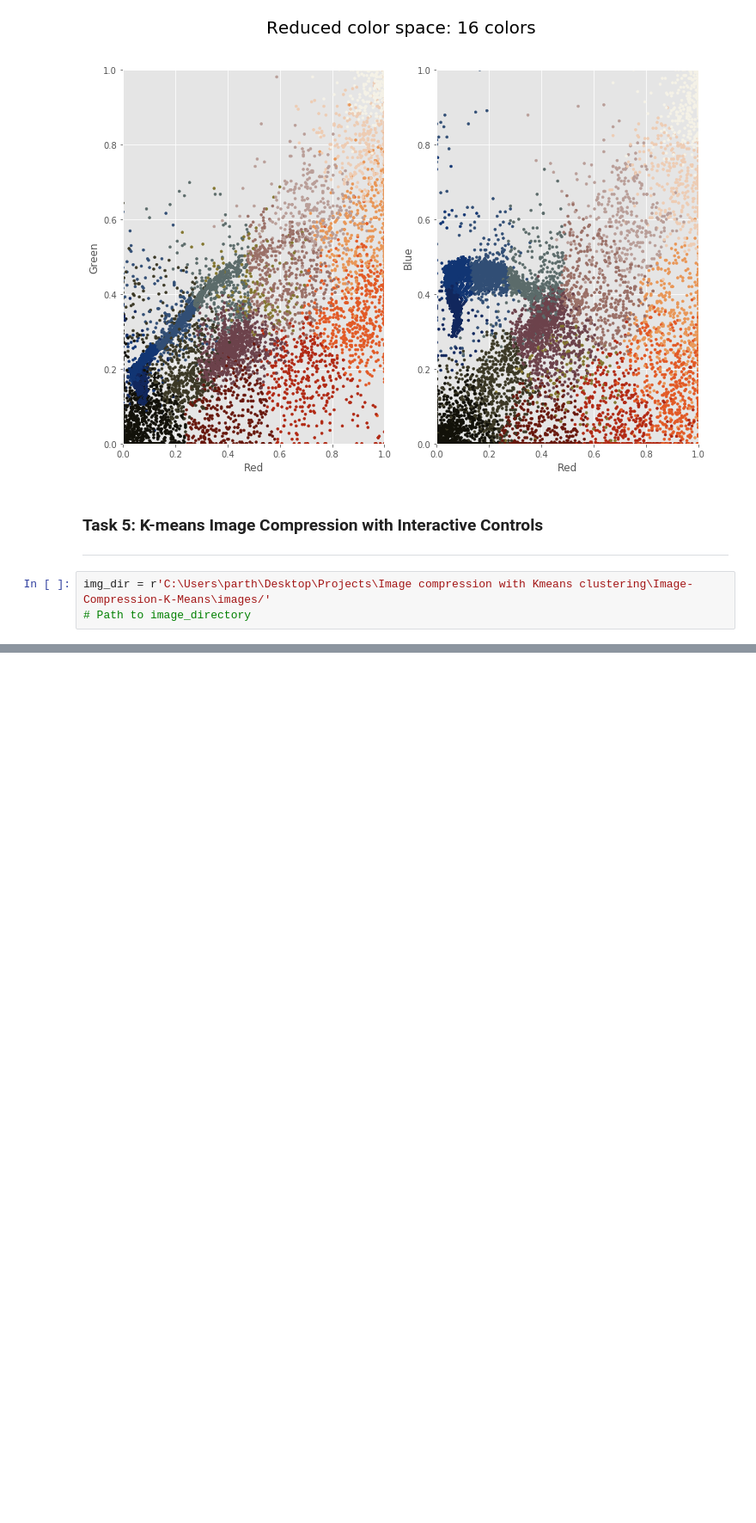
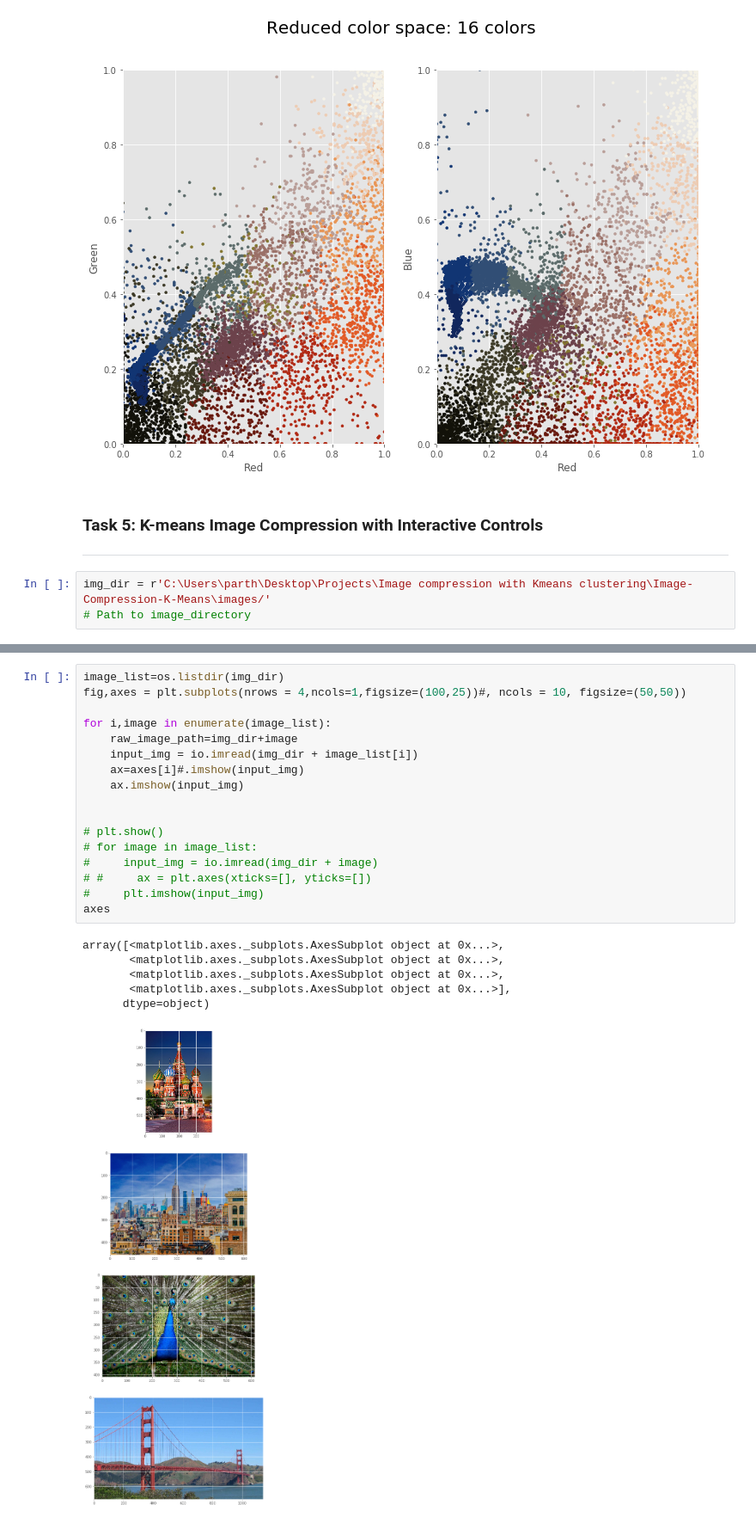
Before and after one commit to pandey-parth/Image-Compression-with-K-Means-Clustering, a Jupyter notebook: K-Means.ipynb, the cells around one changed output, grey strips where cells are left out. Shown at 86% size. Cells and saved outputs as stored; diff of their text form; blank space fills up the shorter version.

```diff
--- a/K-Means.ipynb
+++ b/K-Means.ipynb
@@ -115,3 +115,27 @@ def color_compression(image=os.listdir(img_dir), k=IntSlider(min=1,max=256,step=
     plt.show()
 # %% [output]
 interactive(children=(Dropdown(description='image', options=('1-Saint-Basils-Cathedral.jpg', '2-new-york-skyli…
+# %%
+image_list=os.listdir(img_dir)
+fig,axes = plt.subplots(nrows = 4,ncols=1,figsize=(100,25))#, ncols = 10, figsize=(50,50))
+
+for i,image in enumerate(image_list):
+    raw_image_path=img_dir+image
+    input_img = io.imread(img_dir + image_list[i])
+    ax=axes[i]#.imshow(input_img)
+    ax.imshow(input_img)
+
+
+# plt.show()
+# for image in image_list:
+#     input_img = io.imread(img_dir + image)
+# #     ax = plt.axes(xticks=[], yticks=[])
+#     plt.imshow(input_img)
+axes
+# %% [output]
+array([<matplotlib.axes._subplots.AxesSubplot object at 0x...>,
+       <matplotlib.axes._subplots.AxesSubplot object at 0x...>,
+       <matplotlib.axes._subplots.AxesSubplot object at 0x...>,
+       <matplotlib.axes._subplots.AxesSubplot object at 0x...>],
+      dtype=object)
+[figure, added]
```
Also changed, not shown: parts of 2 cells of this notebook.
